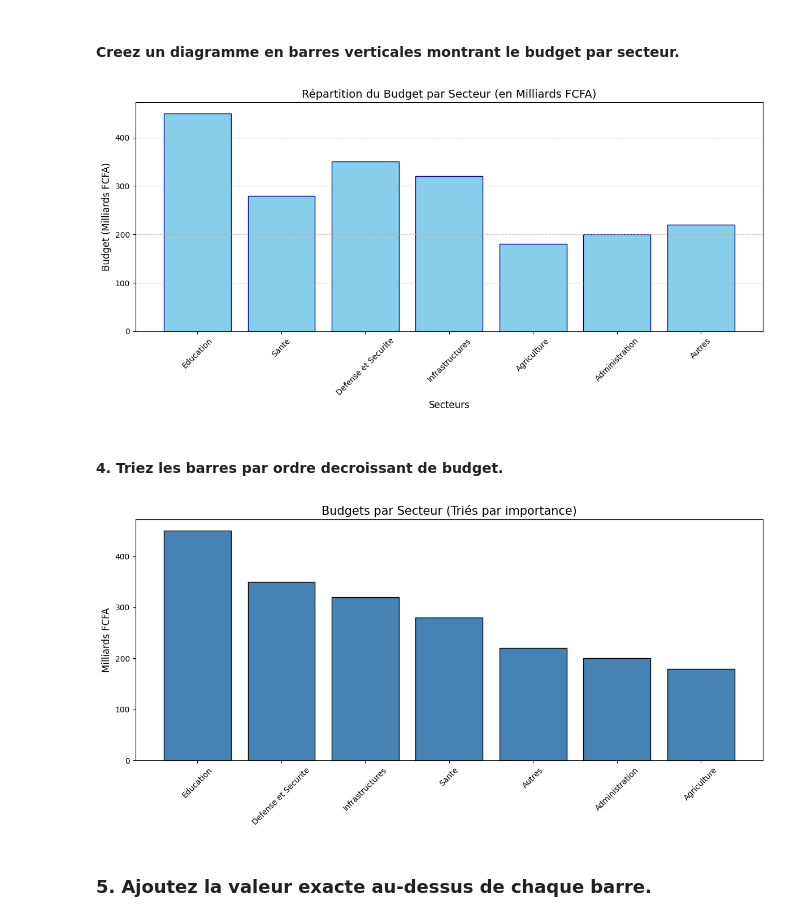
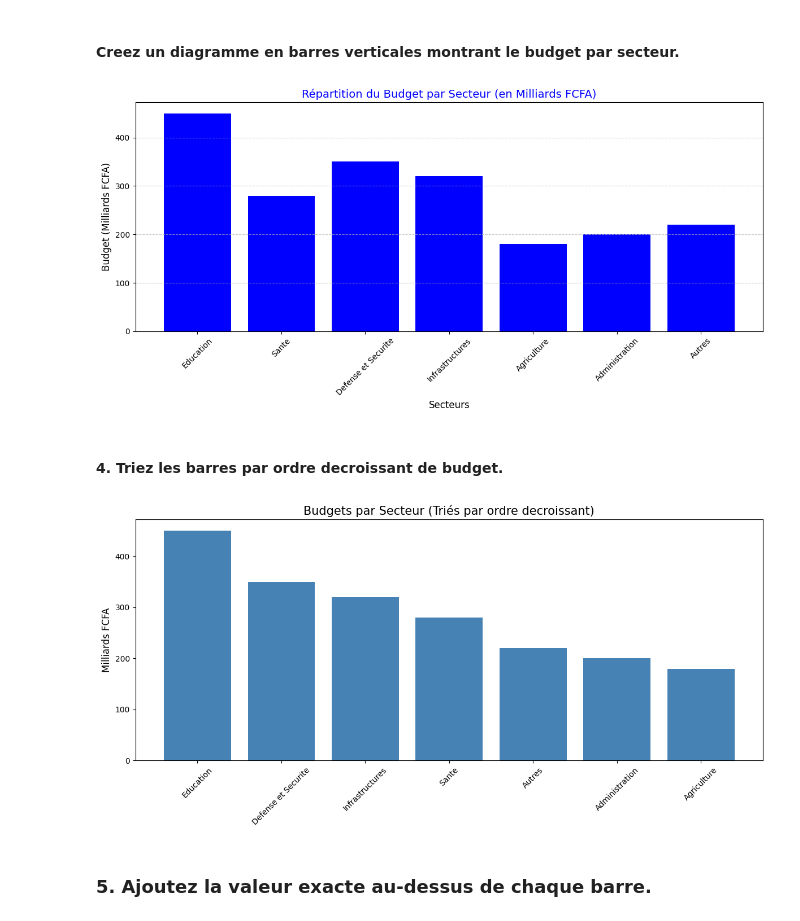
Before and after one commit to saflide401-jpg/data_analyse_REESO, a Jupyter notebook: module_38_pandas/module4_Visualisation/TP_04.ipynb, the cells around one changed output. Drawn from its saved outputs; the diff is of its cells as text; code cells hidden in the pictures.

```diff
--- a/module_38_pandas/module4_Visualisation/TP_04.ipynb
+++ b/module_38_pandas/module4_Visualisation/TP_04.ipynb
@@ -47,14 +46,14 @@ print(df_budget)
 # %% [markdown]
 ### 2. Calculez le budget total et les pourcentages.
 # %%
-# 1. Calcul du budget total
+# Calcul du budget total
 budget_total = df_budget['Allocation_Budgetaire (Milliards FCFA)'].sum()
 
-# 2. Calcul des pourcentages et création d'une nouvelle colonne
+#          pourcentages
 df_budget['Pourcentage (%)'] = (df_budget['Allocation_Budgetaire (Milliards FCFA)'] / budget_total) * 100
 
-# Arrondir à deux décimales pour plus de clarté (optionnel mais recommandé)
-df_budget['Pourcentage (%)'] = df_budget['Pourcentage (%)'].round(2)
+
+
 
 # Affichage des résultats
 print(f"Le budget total est de : {budget_total} Milliards FCFA\n")
@@ -85,45 +84,44 @@ Le budget total est de : 2000 Milliards FCFA
 #### Creez un diagramme en barres verticales montrant le budget par secteur.
 # %%
 
-# 1. Définir la taille de la figure
+#   la taille de la figure
+
 plt.figure(figsize=(12, 6))
+plt.bar(df_budget['Secteur'], df_budget['Allocation_Budgetaire (Milliards FCFA)'], color='blue')  # Créer le diagramme en barres
 
-# 2. Créer le diagramme en barres
-plt.bar(df_budget['Secteur'], df_budget['Allocation_Budgetaire (Milliards FCFA)'], color='skyblue', edgecolor='navy')
-
-# 3. Ajouter les titres et labels
-plt.title('Répartition du Budget par Secteur (en Milliards FCFA)', fontsize=14)
+#   titres et labels
+plt.title('Répartition du Budget par Secteur (en Milliards FCFA)', fontsize=14, color= 'blue')
 plt.xlabel('Secteurs', fontsize=12)
 plt.ylabel('Budget (Milliards FCFA)', fontsize=12)
 
-# 4. Faire pivoter les noms des secteurs pour une meilleure lisibilité
+#  Faire pivoter les noms des secteurs pour une meilleure lisibilité
 plt.xticks(rotation=45)
 
-# 5. Ajouter une grille horizontale pour faciliter la lecture des valeurs
-plt.grid(axis='y', linestyle='--', alpha=0.7)
+#   grille horizontale
+plt.grid(axis='y', linestyle='--',alpha=0.7 )
 
-# 6. Afficher le graphique
+#  Afficher le graphique
 plt.tight_layout()
 plt.show()
 # %% [output]
-[figure, old version]
+[figure, new version]
 # %% [markdown]
 #### 4. Triez les barres par ordre decroissant de budget.
 # %%
-import matplotlib.pyplot as plt
 
-# 1. Trier le DataFrame par ordre décroissant de budget
+
+# Trier le DataFrame
 df_sorted = df_budget.sort_values(by='Allocation_Budgetaire (Milliards FCFA)', ascending=False)
 
-# 2. Configuration de la figure
+# figure configuration
 plt.figure(figsize=(12, 6))
 
-# 3. Création du graphique avec les données triées
+# Création du graphique
 plt.bar(df_sorted['Secteur'], df_sorted['Allocation_Budgetaire (Milliards FCFA)'],
-        color='steelblue', edgecolor='black')
+        color='steelblue')
 
-# 4. Ajout des détails (Titres et Labels)
-plt.title('Budgets par Secteur (Triés par importance)', fontsize=15)
+# Titres et Labels
+plt.title('Budgets par Secteur (Triés par ordre decroissant)', fontsize=15)
 plt.ylabel('Milliards FCFA', fontsize=12)
 plt.xticks(rotation=45)
 
@@ -132,7 +130,7 @@ plt.xticks(rotation=45)
 plt.tight_layout()
 plt.show()
 # %% [output]
-[figure, old version]
+[figure, new version]
 # %% [markdown]
 ### 5. Ajoutez la valeur exacte au-dessus de chaque barre.
 # %%
```
Also changed, not shown: parts of 9 cells of this notebook.
